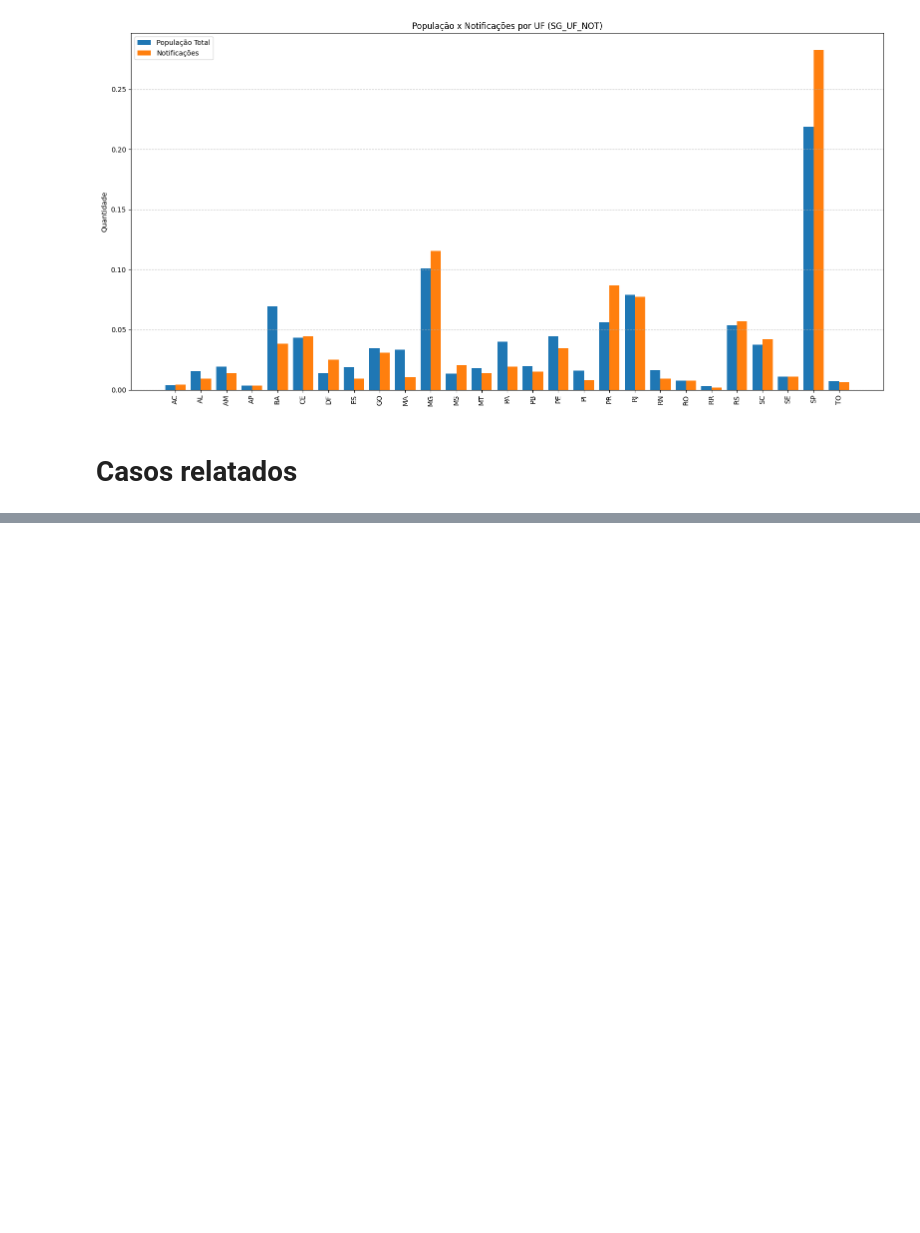
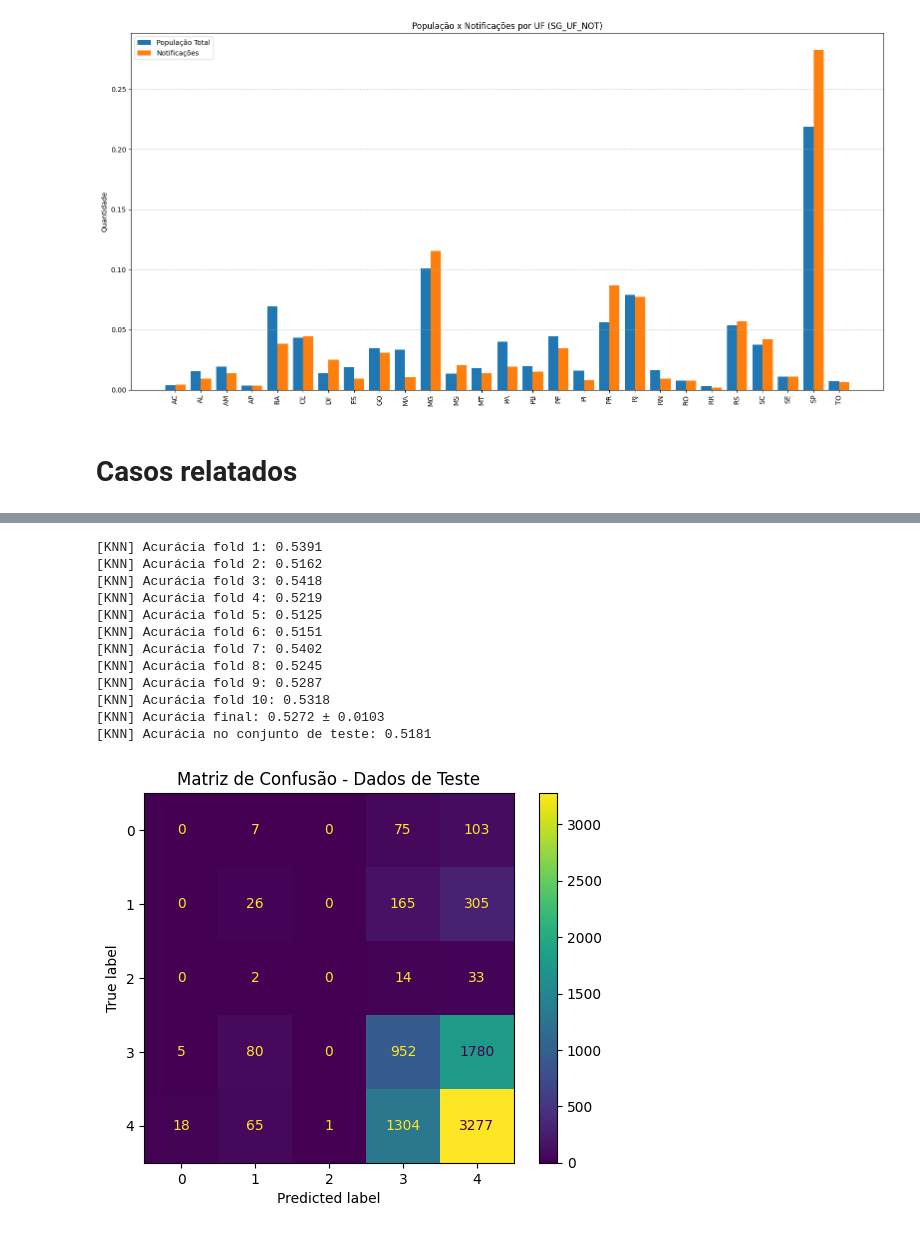
Before and after one commit to hOtoch/2025-1-P1-Analise-e-previsao-SRAG, a Jupyter notebook: analise_srag.ipynb, the cells around one changed output, grey strips where cells are left out. Saved outputs shown, nothing was run; the diff lists cells and outputs as text; code cells hidden in the pictures; blank space fills up the shorter version.

```diff
--- a/analise_srag.ipynb
+++ b/analise_srag.ipynb
@@ -399,0 +558,41 @@ Name: VOMITO, Length: 2853686, dtype: float64
+# %%
+amostra_df = cluster_df.sample(frac=0.01, random_state=random_state)
+
+X_trainval, X_test, y_trainval, y_test = train_test_split(
+    amostra_df[sintomas], amostra_df['CLASSI_FIN'], test_size=0.3, random_state=random_state, stratify=amostra_df['CLASSI_FIN']
+)
+# %%
+# Validação cruzada
+knn = KNeighborsClassifier(n_neighbors=5)
+scores = cross_val_score(knn, X_trainval, y_trainval, cv=10, scoring='accuracy')
+
+for i, score in enumerate(scores):
+    print(f"[KNN] Acurácia fold {i+1}: {score:.4f}")
+print(f"[KNN] Acurácia final: {np.mean(scores):.4f} ± {np.std(scores):.4f}")
+
+# Treino com dados completos (no knn não há aprendizado de parametros)
+knn.fit(X_trainval, y_trainval)
+
+# Teste
+y_pred = knn.predict(X_test)
+acc_test = accuracy_score(y_test, y_pred)
+print(f"[KNN] Acurácia no conjunto de teste: {acc_test:.4f}")
+
+cm = confusion_matrix(y_test, y_pred)
+ConfusionMatrixDisplay(confusion_matrix=cm).plot()
+plt.title("Matriz de Confusão - Dados de Teste")
+plt.show()
+# %% [output]
+[KNN] Acurácia fold 1: 0.5391
+[KNN] Acurácia fold 2: 0.5162
+[KNN] Acurácia fold 3: 0.5418
+[KNN] Acurácia fold 4: 0.5219
+[KNN] Acurácia fold 5: 0.5125
+[KNN] Acurácia fold 6: 0.5151
+[KNN] Acurácia fold 7: 0.5402
+[KNN] Acurácia fold 8: 0.5245
+[KNN] Acurácia fold 9: 0.5287
+[KNN] Acurácia fold 10: 0.5318
+[KNN] Acurácia final: 0.5272 ± 0.0103
+[KNN] Acurácia no conjunto de teste: 0.5181
+[figure, added]
```
Also changed, not shown: parts of 24 cells of this notebook.
